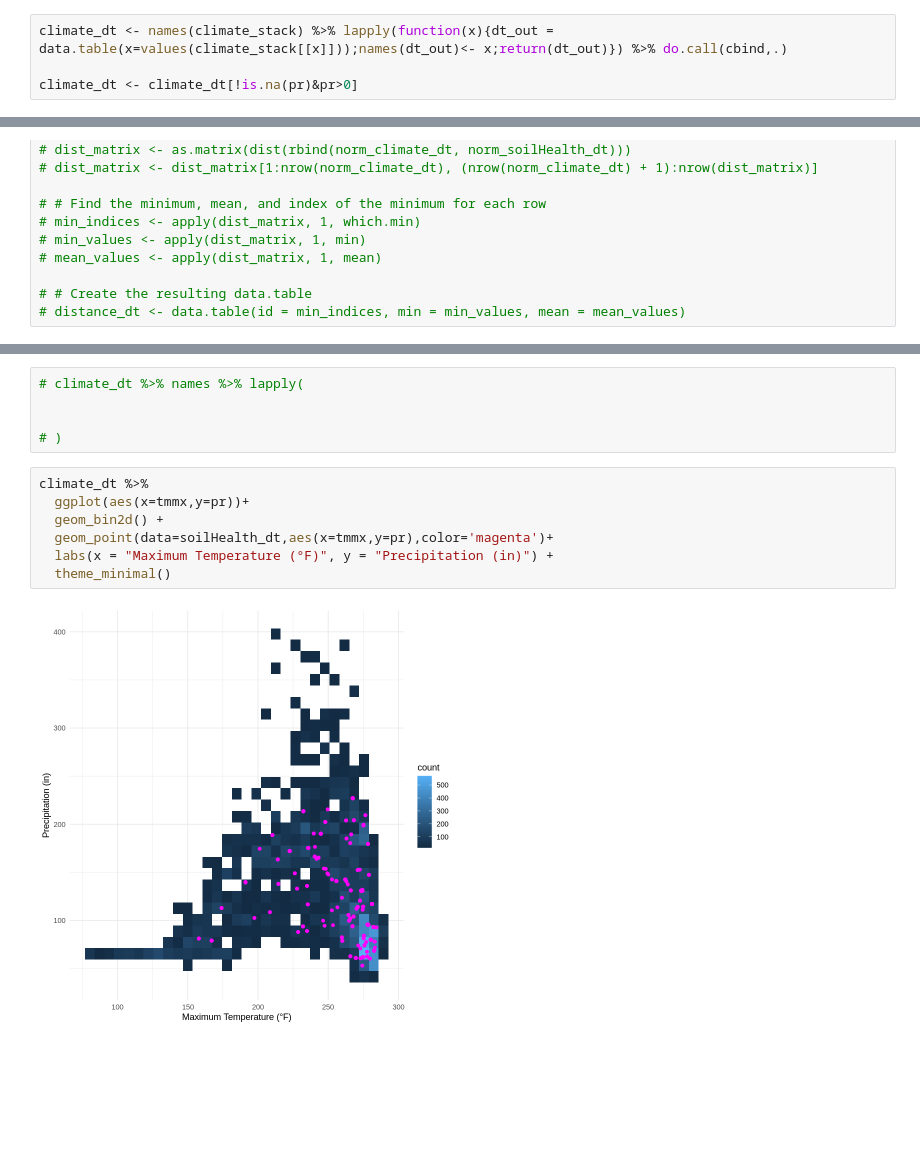
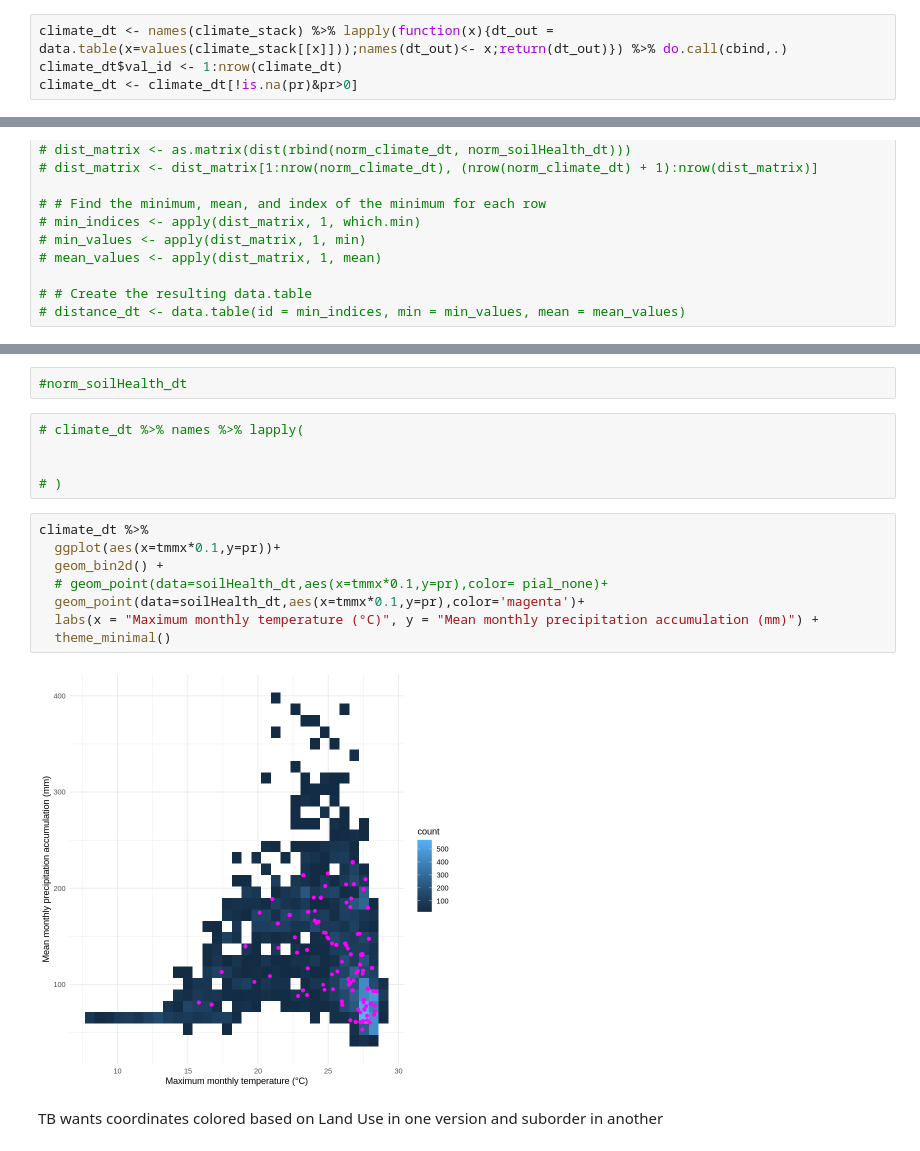
Before and after one commit to hayleypc/HawaiiClimate, a Jupyter notebook: HI_MAP_MATxSH.ipynb, the cells around one changed output, grey strips where cells are left out. Drawn from its saved outputs; the diff is of its cells as text; blank space fills up the shorter version.

```diff
--- a/HI_MAP_MATxSH.ipynb
+++ b/HI_MAP_MATxSH.ipynb
@@ -101,6 +101,6 @@ crs        : +proj=longlat +datum=WGS84 +no_defs
 names      : aet, def, pdsi, pet, pr, ro, soil, srad, swe, tmmn, tmmx, vap, vpd, vs
 # %%
 climate_dt <- names(climate_stack) %>% lapply(function(x){dt_out = data.table(x=values(climate_stack[[x]]));names(dt_out)<- x;return(dt_out)}) %>% do.call(cbind,.)
-
+climate_dt$val_id <- 1:nrow(climate_dt)
 climate_dt <- climate_dt[!is.na(pr)&pr>0]
 # %%
@@ -215,3 +243,5 @@ A data.table: 767 × 2
+# %%
+#norm_soilHealth_dt
 # %%
 # climate_dt %>% names %>% lapply(
 
@@ -219,10 +249,13 @@ A data.table: 767 × 2
 # )
 # %%
 climate_dt %>%
-  ggplot(aes(x=tmmx,y=pr))+
+  ggplot(aes(x=tmmx*0.1,y=pr))+
   geom_bin2d() +
-  geom_point(data=soilHealth_dt,aes(x=tmmx,y=pr),color='magenta')+
-  labs(x = "Maximum Temperature (°F)", y = "Precipitation (in)") +
+  # geom_point(data=soilHealth_dt,aes(x=tmmx*0.1,y=pr),color= pial_none)+
+  geom_point(data=soilHealth_dt,aes(x=tmmx*0.1,y=pr),color='magenta')+
+  labs(x = "Maximum monthly temperature (°C)", y = "Mean monthly precipitation accumulation (mm)") +
   theme_minimal()
 # %% [output]
-[figure, old version]
+[figure, new version]
+# %% [markdown]
+TB wants coordinates colored based on Land Use in one version and suborder in another
```
Also changed, not shown: parts of 12 cells of this notebook.
